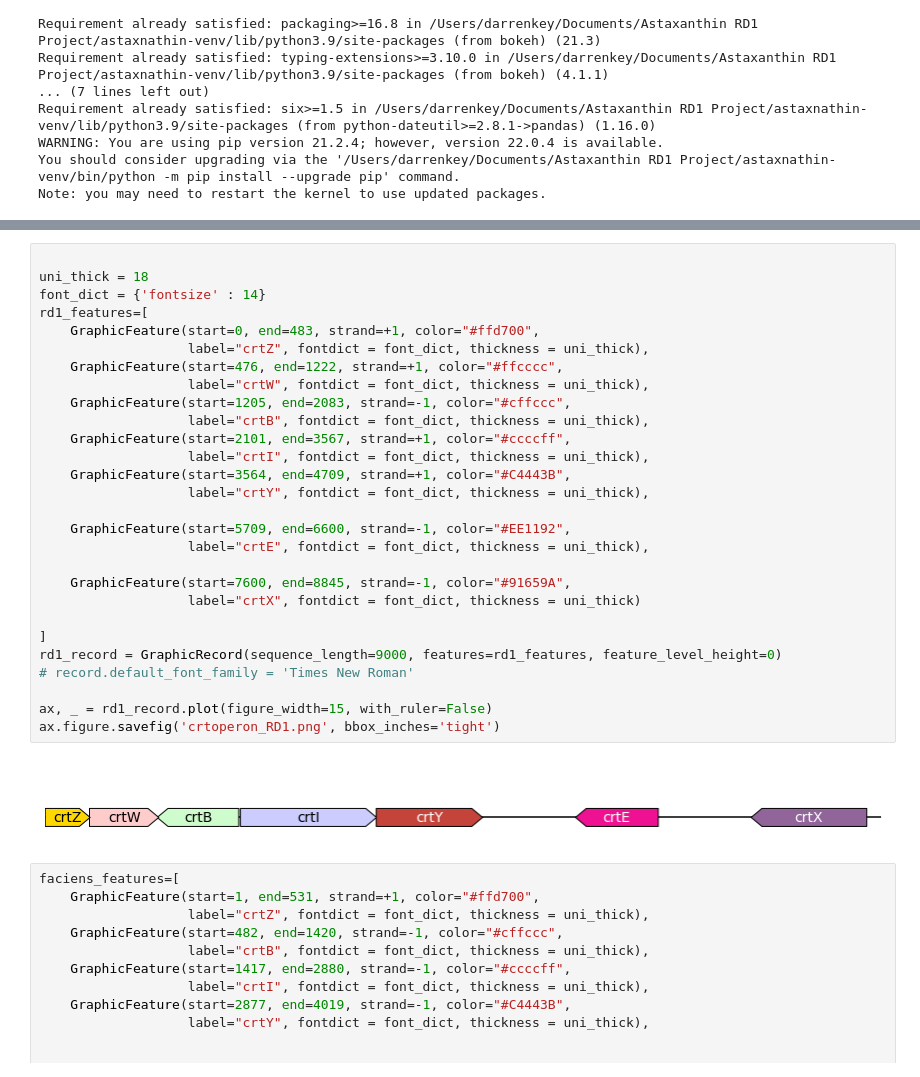
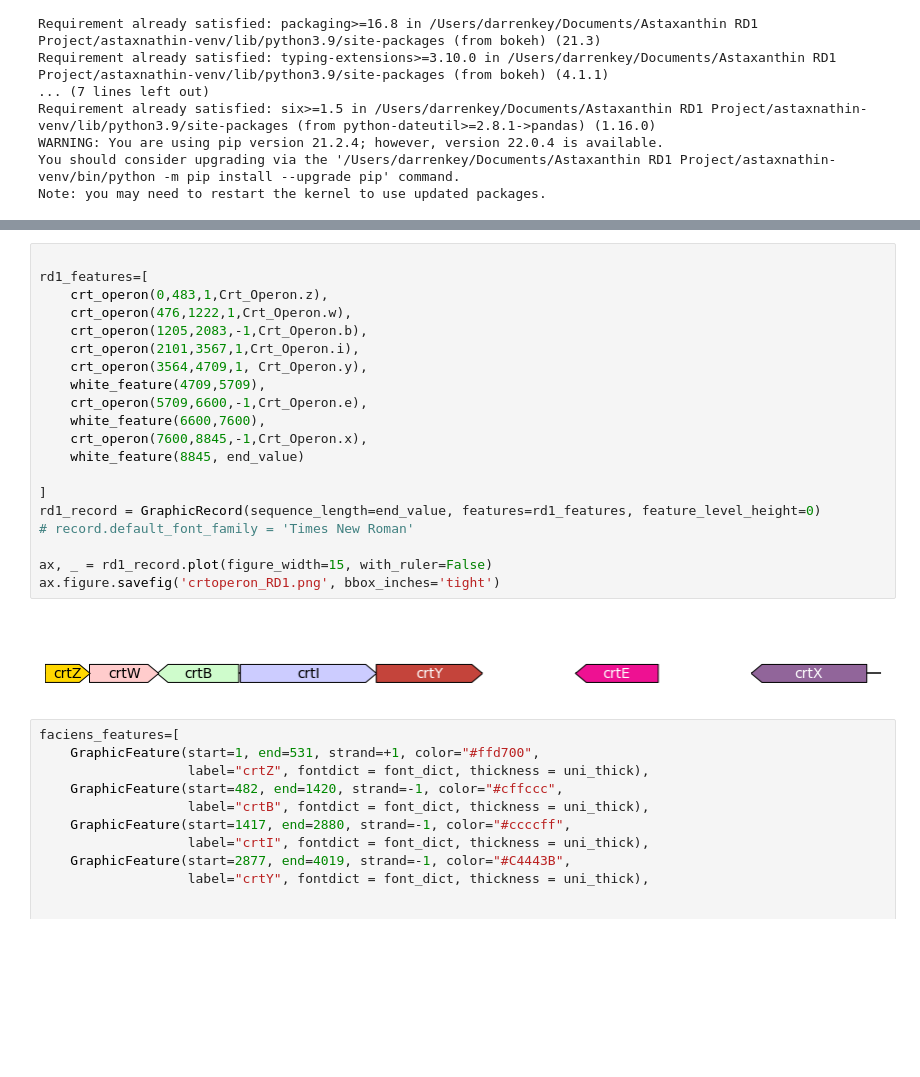
Before and after one commit to DarrenKey/Astaxanthin-RD1-Project, a Jupyter notebook: python-scripts/OperonCreation.ipynb, the cells around one changed output, grey strips where cells are left out. Cells and saved outputs as stored; diff of their text form; blank space fills up the shorter version.

```diff
--- a/python-scripts/OperonCreation.ipynb
+++ b/python-scripts/OperonCreation.ipynb
@@ -24,33 +51,25 @@ import matplotlib.pyplot as plt
 # %%
 
-uni_thick = 18
-font_dict = {'fontsize' : 14}
 rd1_features=[
-    GraphicFeature(start=0, end=483, strand=+1, color="#ffd700",
-                   label="crtZ", fontdict = font_dict, thickness = uni_thick),
-    GraphicFeature(start=476, end=1222, strand=+1, color="#ffcccc",
-                   label="crtW", fontdict = font_dict, thickness = uni_thick),
-    GraphicFeature(start=1205, end=2083, strand=-1, color="#cffccc",
-                   label="crtB", fontdict = font_dict, thickness = uni_thick),
-    GraphicFeature(start=2101, end=3567, strand=+1, color="#ccccff",
-                   label="crtI", fontdict = font_dict, thickness = uni_thick),
-    GraphicFeature(start=3564, end=4709, strand=+1, color="#C4443B",
-                   label="crtY", fontdict = font_dict, thickness = uni_thick),
-
-    GraphicFeature(start=5709, end=6600, strand=-1, color="#EE1192",
-                   label="crtE", fontdict = font_dict, thickness = uni_thick),
-
-    GraphicFeature(start=7600, end=8845, strand=-1, color="#91659A",
-                   label="crtX", fontdict = font_dict, thickness = uni_thick)
+    crt_operon(0,483,1,Crt_Operon.z),
+    crt_operon(476,1222,1,Crt_Operon.w),
+    crt_operon(1205,2083,-1,Crt_Operon.b),
+    crt_operon(2101,3567,1,Crt_Operon.i),
+    crt_operon(3564,4709,1, Crt_Operon.y),
+    white_feature(4709,5709),
+    crt_operon(5709,6600,-1,Crt_Operon.e),
+    white_feature(6600,7600),
+    crt_operon(7600,8845,-1,Crt_Operon.x),
+    white_feature(8845, end_value)
 
 ]
-rd1_record = GraphicRecord(sequence_length=9000, features=rd1_features, feature_level_height=0)
+rd1_record = GraphicRecord(sequence_length=end_value, features=rd1_features, feature_level_height=0)
 # record.default_font_family = 'Times New Roman'
 
 ax, _ = rd1_record.plot(figure_width=15, with_ruler=False)
 ax.figure.savefig('crtoperon_RD1.png', bbox_inches='tight')
 # %% [output]
-[figure, old version]
+[figure, new version]
 # %%
 faciens_features=[
     GraphicFeature(start=1, end=531, strand=+1, color="#ffd700",
```
Also changed, not shown: parts of 5 cells of this notebook.
